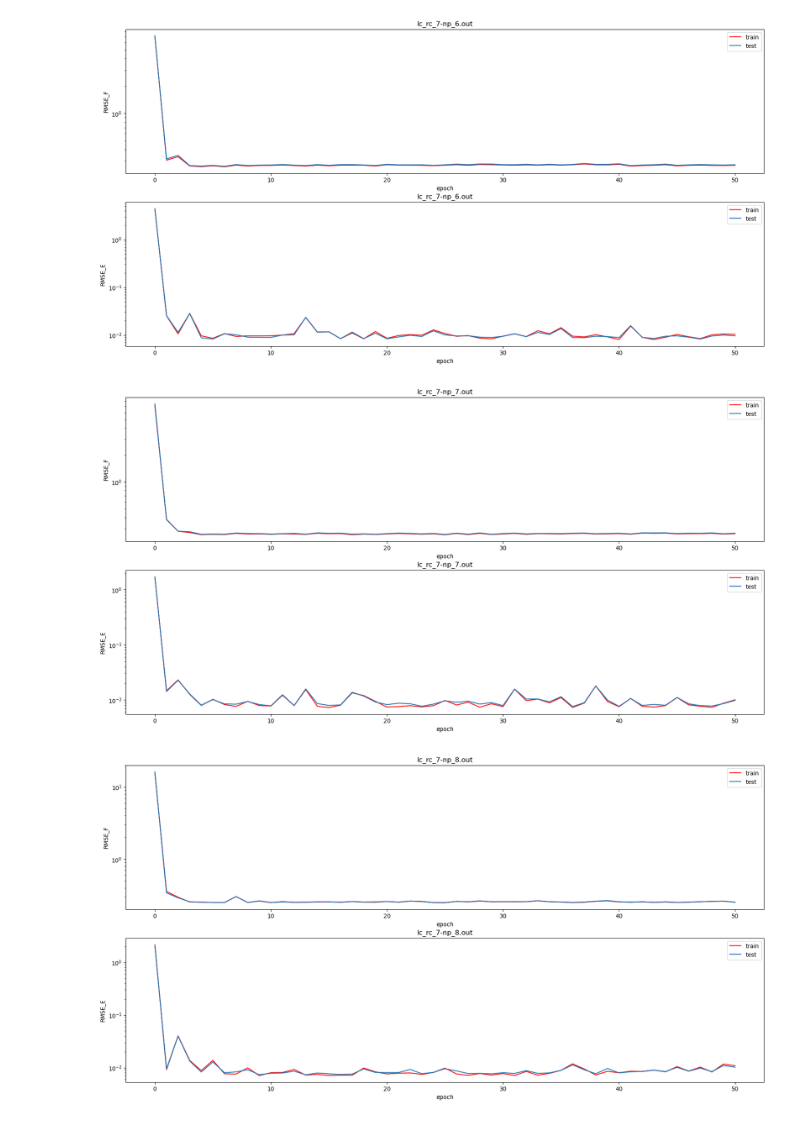
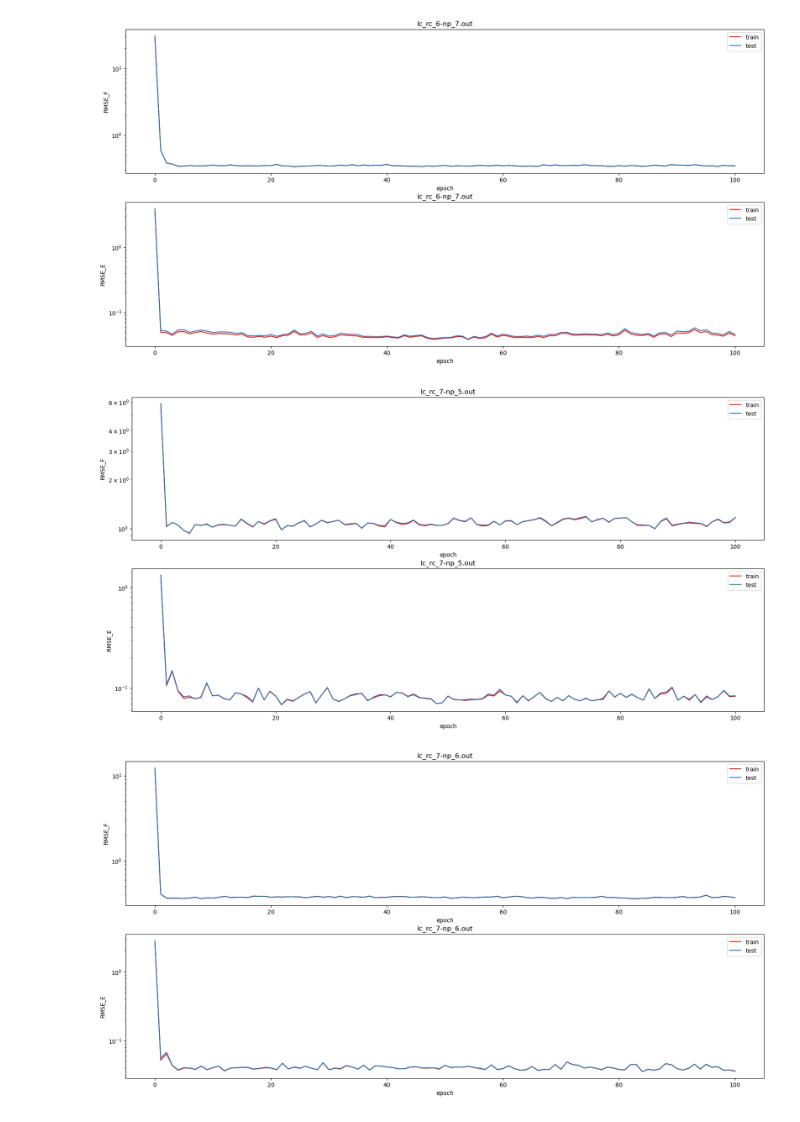
Before and after one commit to y1u0d2a1i/ml_potential, a Jupyter notebook: analyze/scripts/score_converge.ipynb, the cells around one changed output. Saved outputs shown, nothing was run; the diff lists cells and outputs as text; code cells hidden in the pictures.

```diff
--- a/analyze/scripts/score_converge.ipynb
+++ b/analyze/scripts/score_converge.ipynb
@@ -63,7 +63,7 @@ def plot_learning_curve(df, path2save=None, title=None):
 #     title=''
 # )
 # %%
-path2root = '/Users/y1u0d2/desktop/Lab/result/n2p2/Si/93/learning-curve/'
+path2root = '/Users/y1u0d2/desktop/Lab/result/n2p2/Si/94/learning-curve/'
 # path2save = '/Users/y1u0d2/desktop/Lab/result/n2p2/Si/16/learning-curve/fig'
 
 files = glob.glob(f'{path2root}/lc*.out')
@@ -84,3 +84,3 @@ for f in files:
-[figure, old version]
+[figure, new version]
-[figure, old version]
+[figure, new version]
-[figure, old version]
+[figure, new version]
```
Also changed, not shown: parts of 2 cells of this notebook, 5 other files.
